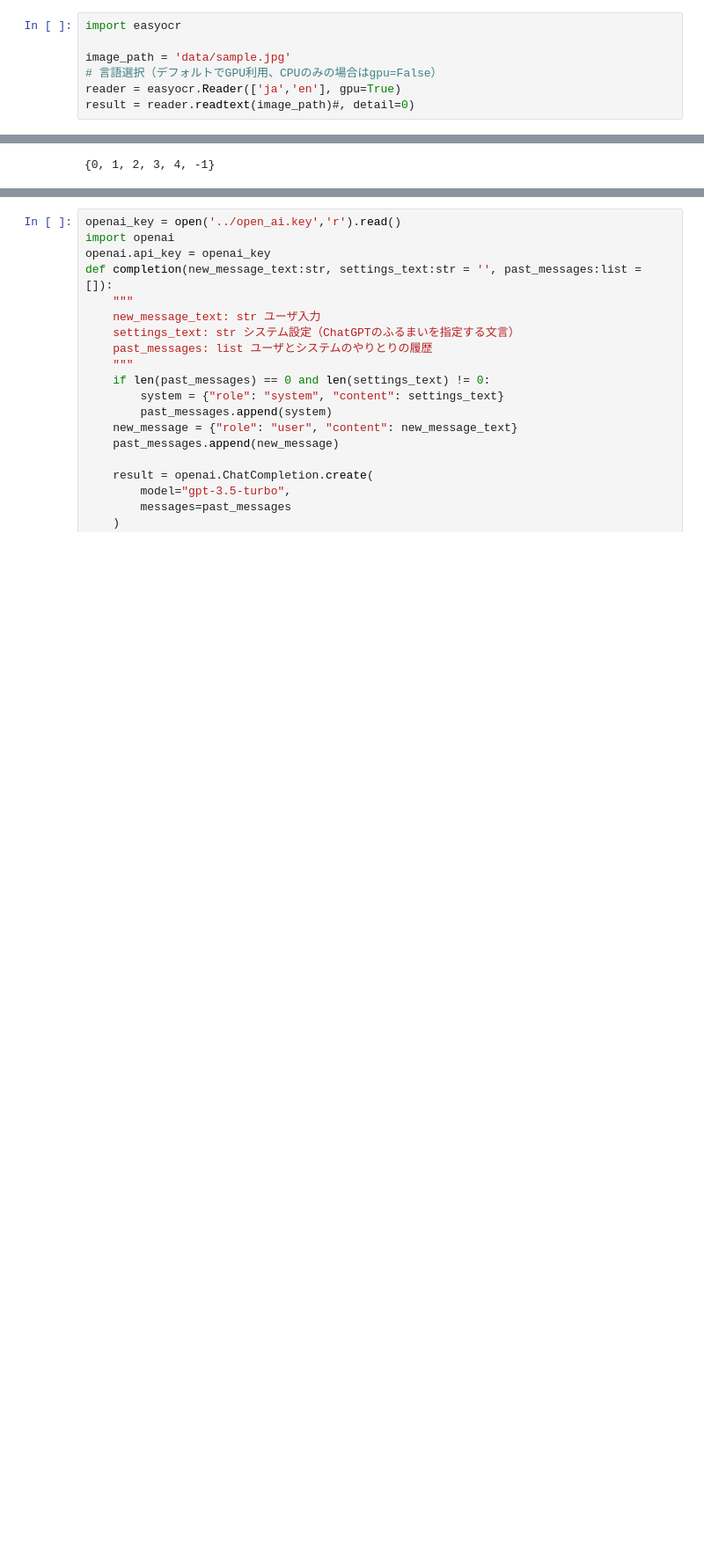
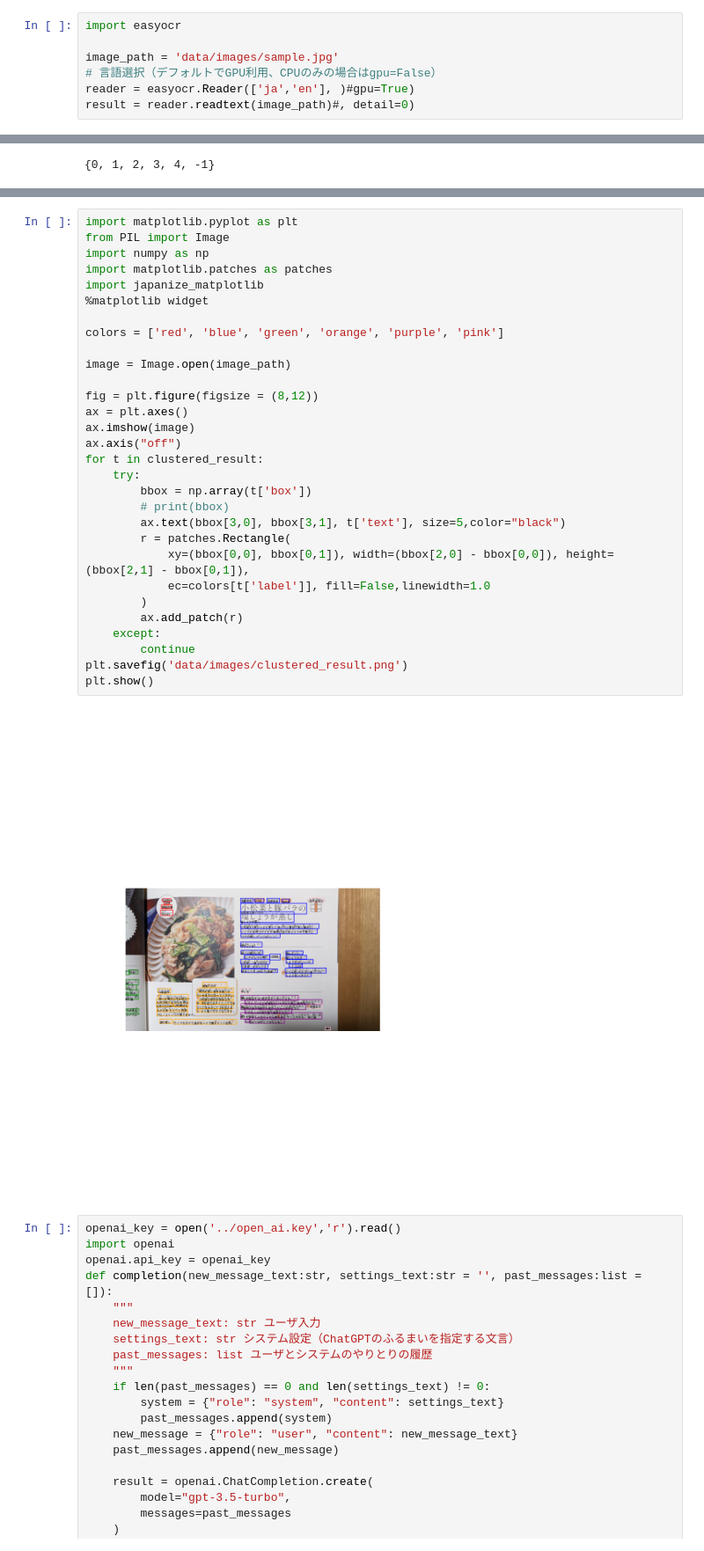
Before and after one commit to harukary/gpt_recipe_app, a Jupyter notebook: _dev/recipe_image_to_json.ipynb, the cells around one changed output, grey strips where cells are left out. Shown at 88% size. Drawn from its saved outputs; the diff is of its cells as text; blank space fills up the shorter version.

```diff
--- a/_dev/recipe_image_to_json.ipynb
+++ b/_dev/recipe_image_to_json.ipynb
@@ -1,7 +1,7 @@
 # %%
 import easyocr
 
-image_path = 'data/sample.jpg'
+image_path = 'data/images/sample.jpg'
 # 言語選択（デフォルトでGPU利用、CPUのみの場合はgpu=False）
-reader = easyocr.Reader(['ja','en'], gpu=True)
+reader = easyocr.Reader(['ja','en'], )#gpu=True)
 result = reader.readtext(image_path)#, detail=0)
@@ -79,6 +81,38 @@ Tume
 @小松菜がしんなりしたら回を加え サッと州める。 器に盛
 り
 好みで白州りごまをふる。
+# %%
+import matplotlib.pyplot as plt
+from PIL import Image
+import numpy as np
+import matplotlib.patches as patches
+import japanize_matplotlib
+%matplotlib widget
+
+colors = ['red', 'blue', 'green', 'orange', 'purple', 'pink']
+
+image = Image.open(image_path)
+
+fig = plt.figure(figsize = (8,12))
+ax = plt.axes()
+ax.imshow(image)
+ax.axis("off")
+for t in clustered_result:
+    try:
+        bbox = np.array(t['box'])
+        # print(bbox)
+        ax.text(bbox[3,0], bbox[3,1], t['text'], size=5,color="black")
+        r = patches.Rectangle(
+            xy=(bbox[0,0], bbox[0,1]), width=(bbox[2,0] - bbox[0,0]), height=(bbox[2,1] - bbox[0,1]),
+            ec=colors[t['label']], fill=False,linewidth=1.0
+        )
+        ax.add_patch(r)
+    except:
+        continue
+plt.savefig('data/images/clustered_result.png')
+plt.show()
+# %% [output]
+[figure, added]
 # %%
 openai_key = open('../open_ai.key','r').read()
 import openai
```
Also changed, not shown: parts of 8 cells of this notebook, 4 other files.
